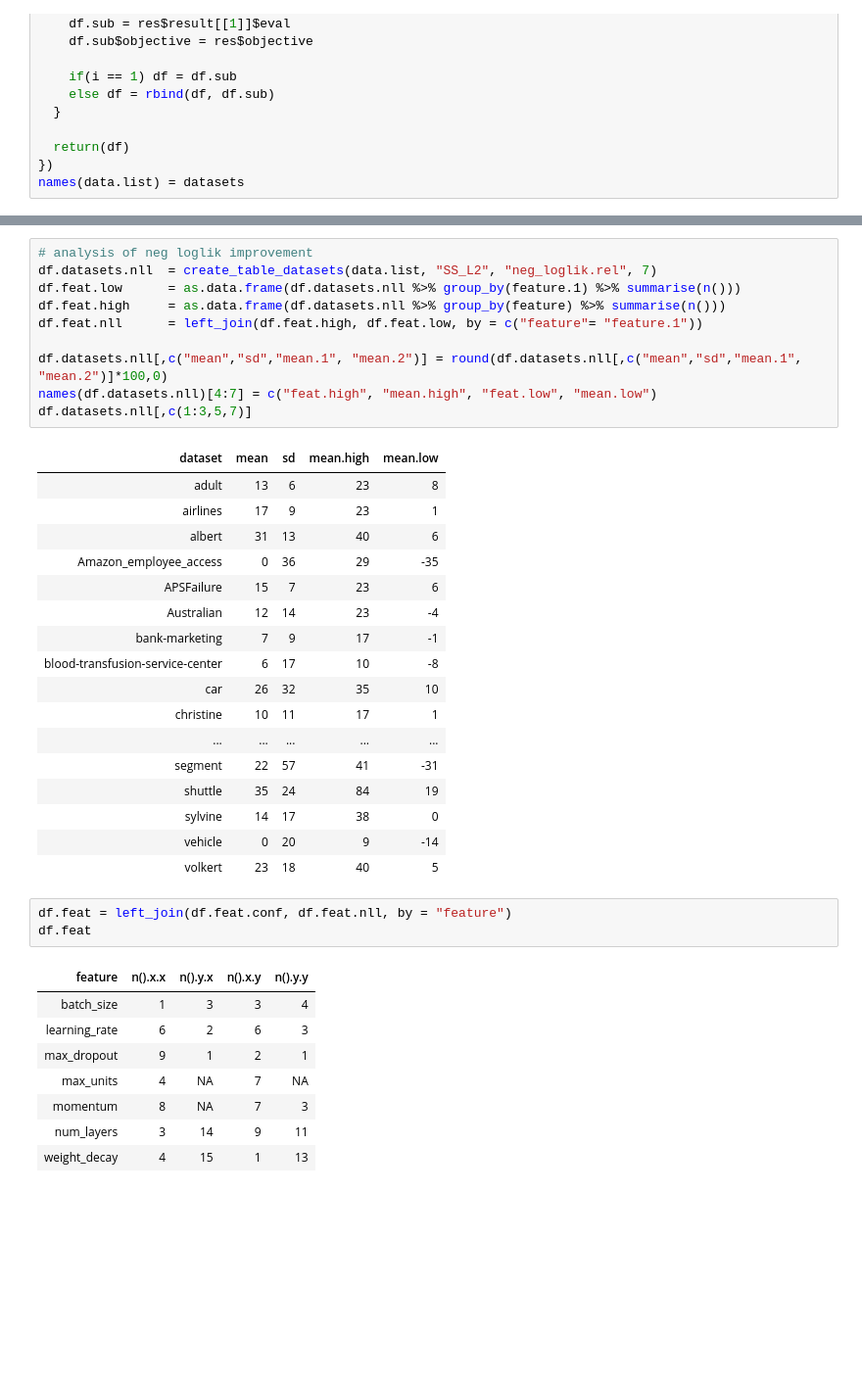
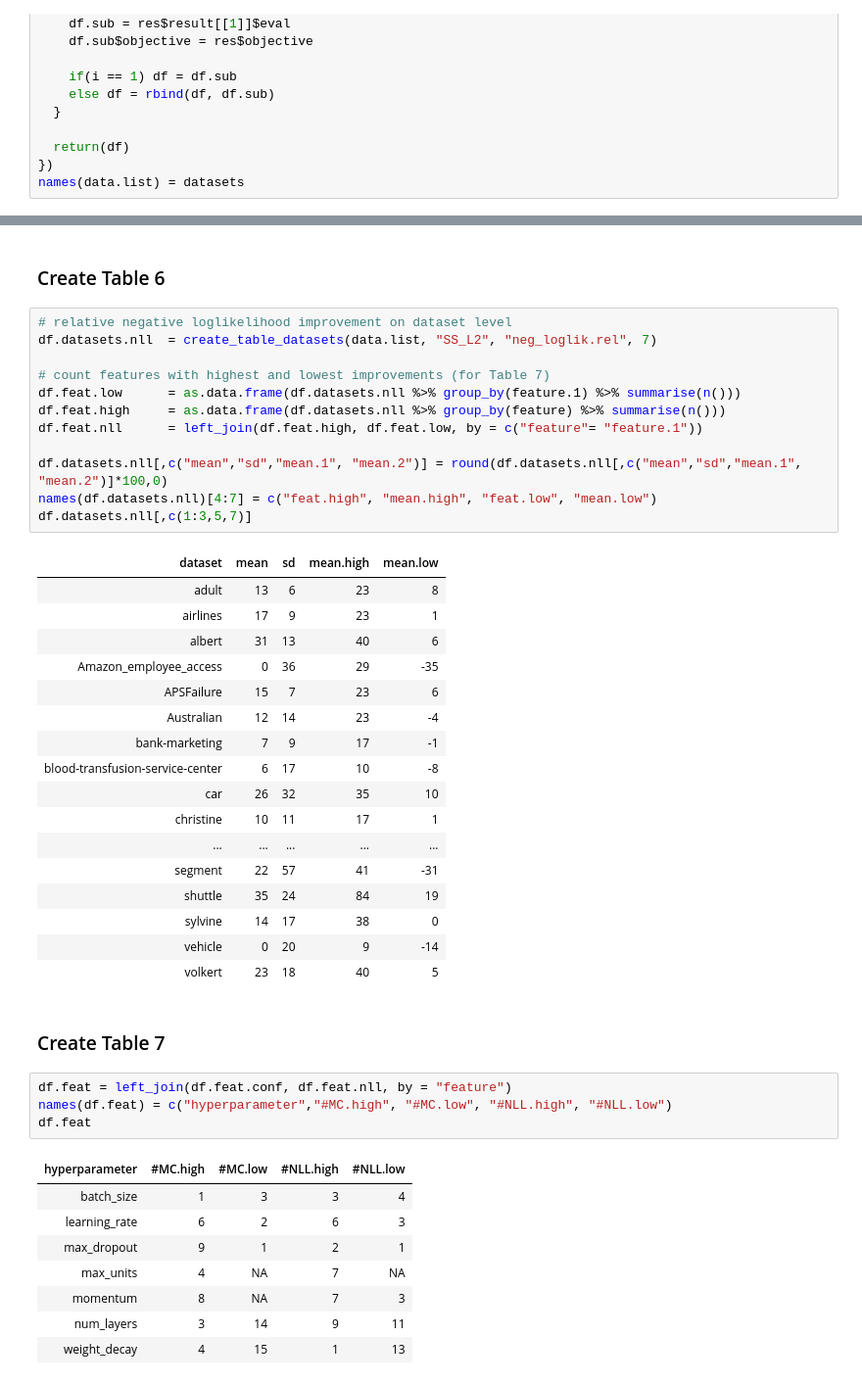
Before and after one commit to slds-lmu/paper_2021_xautoml, a Jupyter notebook: analysis/analysis_appendix_B.3.2.ipynb, the cells around one changed output, grey strips where cells are left out. Shown at 98% size. Drawn from its saved outputs; the diff is of its cells as text; blank space fills up the shorter version.

```diff
--- a/analysis/analysis_appendix_B.3.2.ipynb
+++ b/analysis/analysis_appendix_B.3.2.ipynb
@@ -78,9 +82,13 @@ df.datasets.conf[,c(1:3,5,7)]
 | sylvine | 37 | 6 | 42 | 29 |
 | vehicle | 34 | 8 | 41 | 30 |
 | volkert | 44 | 16 | 55 | 12 |
+# %% [markdown]
+### Create Table 6
 # %%
-# analysis of neg loglik improvement
+# relative negative loglikelihood improvement on dataset level
 df.datasets.nll  = create_table_datasets(data.list, "SS_L2", "neg_loglik.rel", 7)
+
+# count features with highest and lowest improvements (for Table 7)
 df.feat.low      = as.data.frame(df.datasets.nll %>% group_by(feature.1) %>% summarise(n()))
 df.feat.high     = as.data.frame(df.datasets.nll %>% group_by(feature) %>% summarise(n()))
 df.feat.nll      = left_join(df.feat.high, df.feat.low, by = c("feature"= "feature.1"))
@@ -106,11 +114,14 @@ df.datasets.nll[,c(1:3,5,7)]
 | sylvine | 14 | 17 | 38 | 0 |
 | vehicle | 0 | 20 | 9 | -14 |
 | volkert | 23 | 18 | 40 | 5 |
+# %% [markdown]
+### Create Table 7
 # %%
 df.feat = left_join(df.feat.conf, df.feat.nll, by = "feature")
+names(df.feat) = c("hyperparameter","#MC.high", "#MC.low", "#NLL.high", "#NLL.low")
 df.feat
 # %% [output]
-| feature | n().x.x | n().y.x | n().x.y | n().y.y |
+| hyperparameter | #MC.high | #MC.low | #NLL.high | #NLL.low |
 | batch_size | 1 | 3 | 3 | 4 |
 | learning_rate | 6 | 2 | 6 | 3 |
 | max_dropout | 9 | 1 | 2 | 1 |
```
Also changed, not shown: parts of 9 cells of this notebook, 2 other files.
